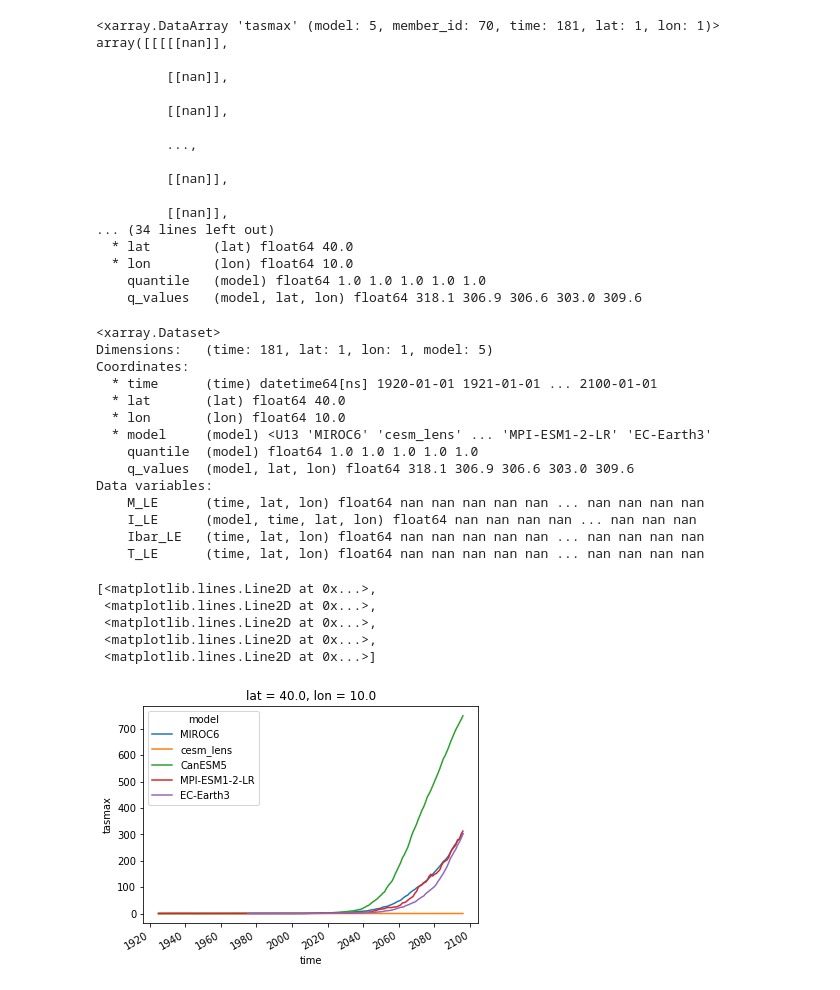
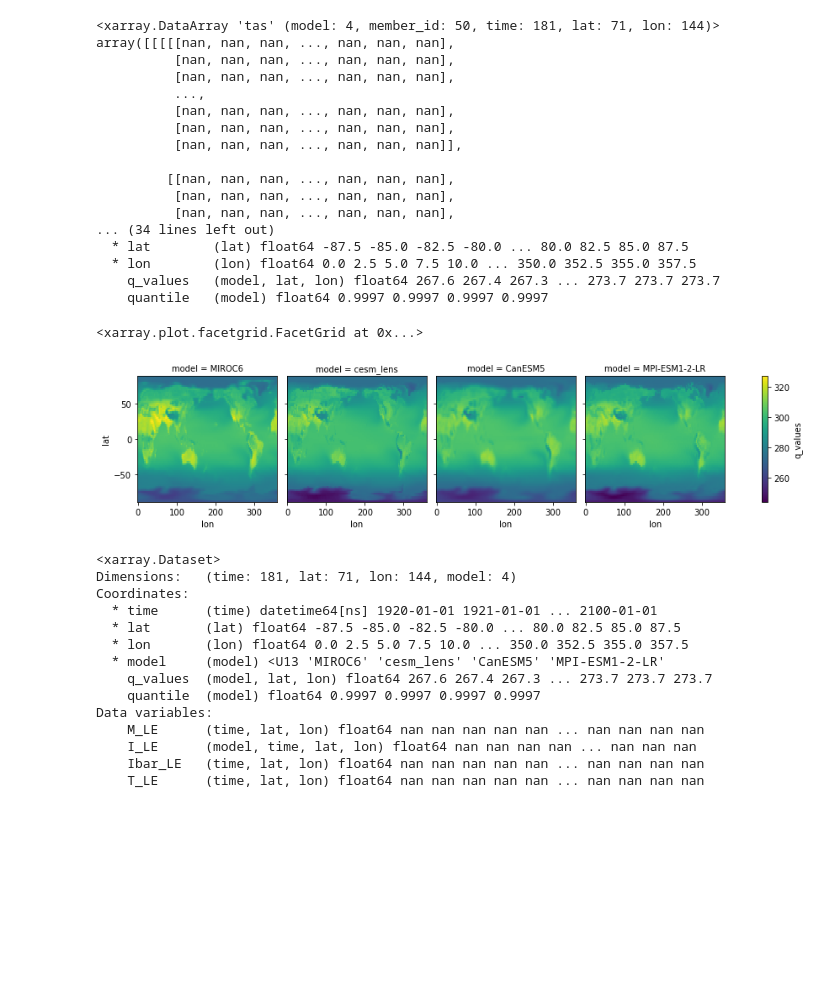
Before and after one commit to MackenzieBlanusa/InternalVariability, a Jupyter notebook: notebooks/Load_from_global.ipynb, the cells around one changed output. Saved outputs shown, nothing was run; the diff lists cells and outputs as text; code cells hidden in the pictures; blank space fills up the shorter version.

```diff
--- a/notebooks/Load_from_global.ipynb
+++ b/notebooks/Load_from_global.ipynb
@@ -16,5 +18,5 @@ from src.multi_model_large_ensemble import MultiModelLargeEnsemble
 # %%
-mmle = MultiModelLargeEnsemble(['MIROC6', 'cesm_lens', 'CanESM5', 'MPI-ESM1-2-LR', 'EC-Earth3'], 'tasmax', 'day',
-                               lat=40, lon=10,
+mmle = MultiModelLargeEnsemble(['MIROC6', 'cesm_lens', 'CanESM5', 'MPI-ESM1-2-LR'], 'tas', 'day',
+                               lat=slice(None, None), lon=slice(None, None),
                                bucket='climateai_data_repository', path='tmp/global_cmip_2.5deg')
 # %%
@@ -33,48 +29,44 @@ WARNING: Check again for EC-Earth with different # members
 # %%
-mmle.x
+mmle.x.load()
 # %% [output]
-<xarray.DataArray 'tasmax' (model: 5, member_id: 70, time: 181, lat: 1, lon: 1)>
-array([[[[[nan]],
+<xarray.DataArray 'tas' (model: 4, member_id: 50, time: 181, lat: 71, lon: 144)>
+array([[[[[nan, nan, nan, ..., nan, nan, nan],
+          [nan, nan, nan, ..., nan, nan, nan],
+          [nan, nan, nan, ..., nan, nan, nan],
+          ...,
+          [nan, nan, nan, ..., nan, nan, nan],
+          [nan, nan, nan, ..., nan, nan, nan],
+          [nan, nan, nan, ..., nan, nan, nan]],
 
-         [[nan]],
-
-         [[nan]],
-
-         ...,
-
-         [[nan]],
-
-         [[nan]],
+         [[nan, nan, nan, ..., nan, nan, nan],
+          [nan, nan, nan, ..., nan, nan, nan],
+          [nan, nan, nan, ..., nan, nan, nan],
 ... (34 lines left out)
-  * lat        (lat) float64 40.0
-  * lon        (lon) float64 10.0
-    quantile   (model) float64 1.0 1.0 1.0 1.0 1.0
-    q_values   (model, lat, lon) float64 318.1 306.9 306.6 303.0 309.6
+  * lat        (lat) float64 -87.5 -85.0 -82.5 -80.0 ... 80.0 82.5 85.0 87.5
+  * lon        (lon) float64 0.0 2.5 5.0 7.5 10.0 ... 350.0 352.5 355.0 357.5
+    q_values   (model, lat, lon) float64 267.6 267.4 267.3 ... 273.7 273.7 273.7
+    quantile   (model) float64 0.9997 0.9997 0.9997 0.9997
+# %%
+mmle.x.q_values.plot(col='model')
+# %% [output]
+<xarray.plot.facetgrid.FacetGrid at 0x...>
+[figure, added]
 # %%
 mmle.compute_LE()
 # %%
 mmle.results
 # %% [output]
 <xarray.Dataset>
-Dimensions:   (time: 181, lat: 1, lon: 1, model: 5)
+Dimensions:   (time: 181, lat: 71, lon: 144, model: 4)
 Coordinates:
   * time      (time) datetime64[ns] 1920-01-01 1921-01-01 ... 2100-01-01
-  * lat       (lat) float64 40.0
-  * lon       (lon) float64 10.0
-  * model     (model) <U13 'MIROC6' 'cesm_lens' ... 'MPI-ESM1-2-LR' 'EC-Earth3'
-    quantile  (model) float64 1.0 1.0 1.0 1.0 1.0
-    q_values  (model, lat, lon) float64 318.1 306.9 306.6 303.0 309.6
+  * lat       (lat) float64 -87.5 -85.0 -82.5 -80.0 ... 80.0 82.5 85.0 87.5
+  * lon       (lon) float64 0.0 2.5 5.0 7.5 10.0 ... 350.0 352.5 355.0 357.5
+  * model     (model) <U13 'MIROC6' 'cesm_lens' 'CanESM5' 'MPI-ESM1-2-LR'
+    q_values  (model, lat, lon) float64 267.6 267.4 267.3 ... 273.7 273.7 273.7
+    quantile  (model) float64 0.9997 0.9997 0.9997 0.9997
 Data variables:
     M_LE      (time, lat, lon) float64 nan nan nan nan nan ... nan nan nan nan
     I_LE      (model, time, lat, lon) float64 nan nan nan nan ... nan nan nan
     Ibar_LE   (time, lat, lon) float64 nan nan nan nan nan ... nan nan nan nan
     T_LE      (time, lat, lon) float64 nan nan nan nan nan ... nan nan nan nan
-# %%
-mmle.x.mean('member_id').isel(lat=0, lon=0).plot(hue='model')
-# %% [output]
-[<matplotlib.lines.Line2D at 0x...>,
- <matplotlib.lines.Line2D at 0x...>,
- <matplotlib.lines.Line2D at 0x...>,
- <matplotlib.lines.Line2D at 0x...>,
- <matplotlib.lines.Line2D at 0x...>]
-[figure, removed]
```
Also changed, not shown: parts of 32 cells of this notebook, 4 other files.
